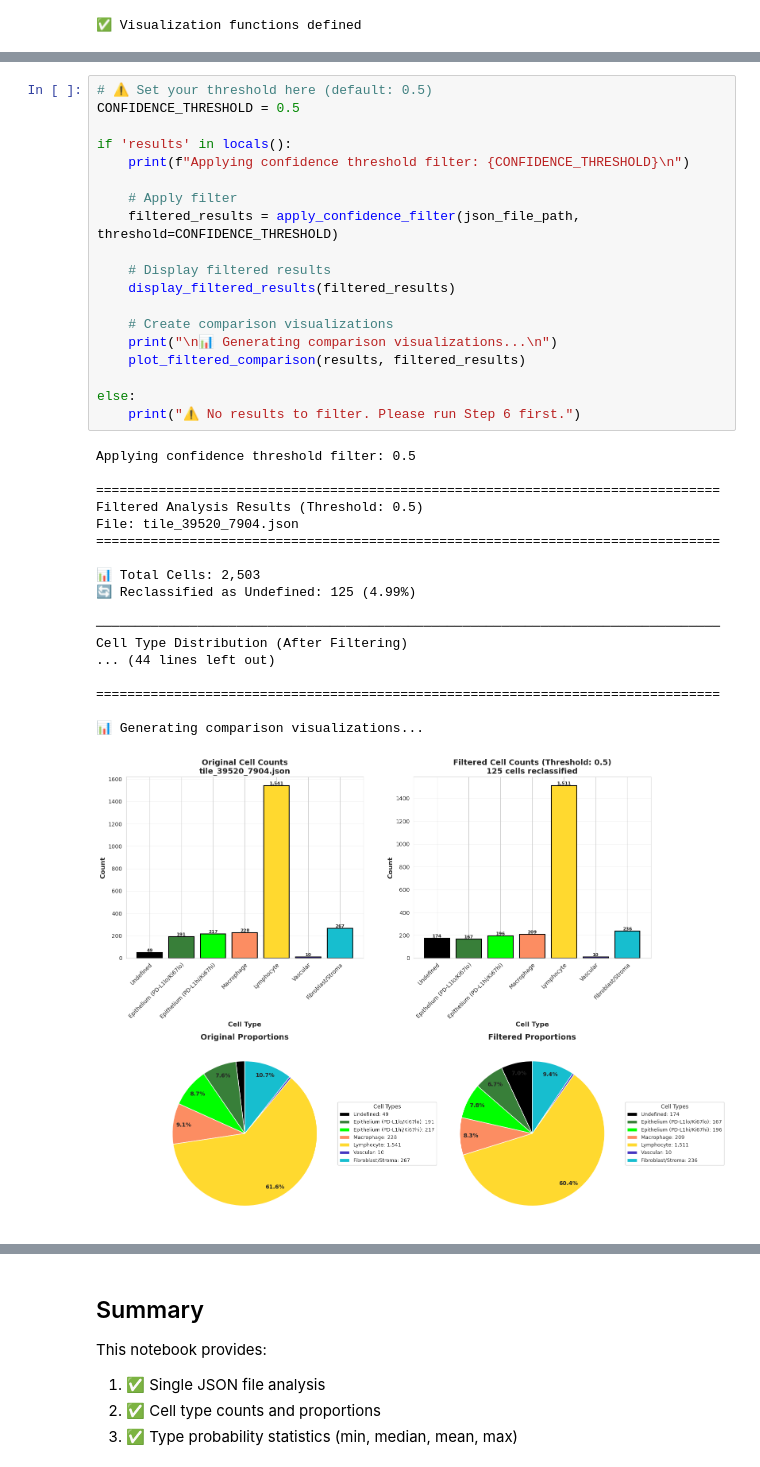
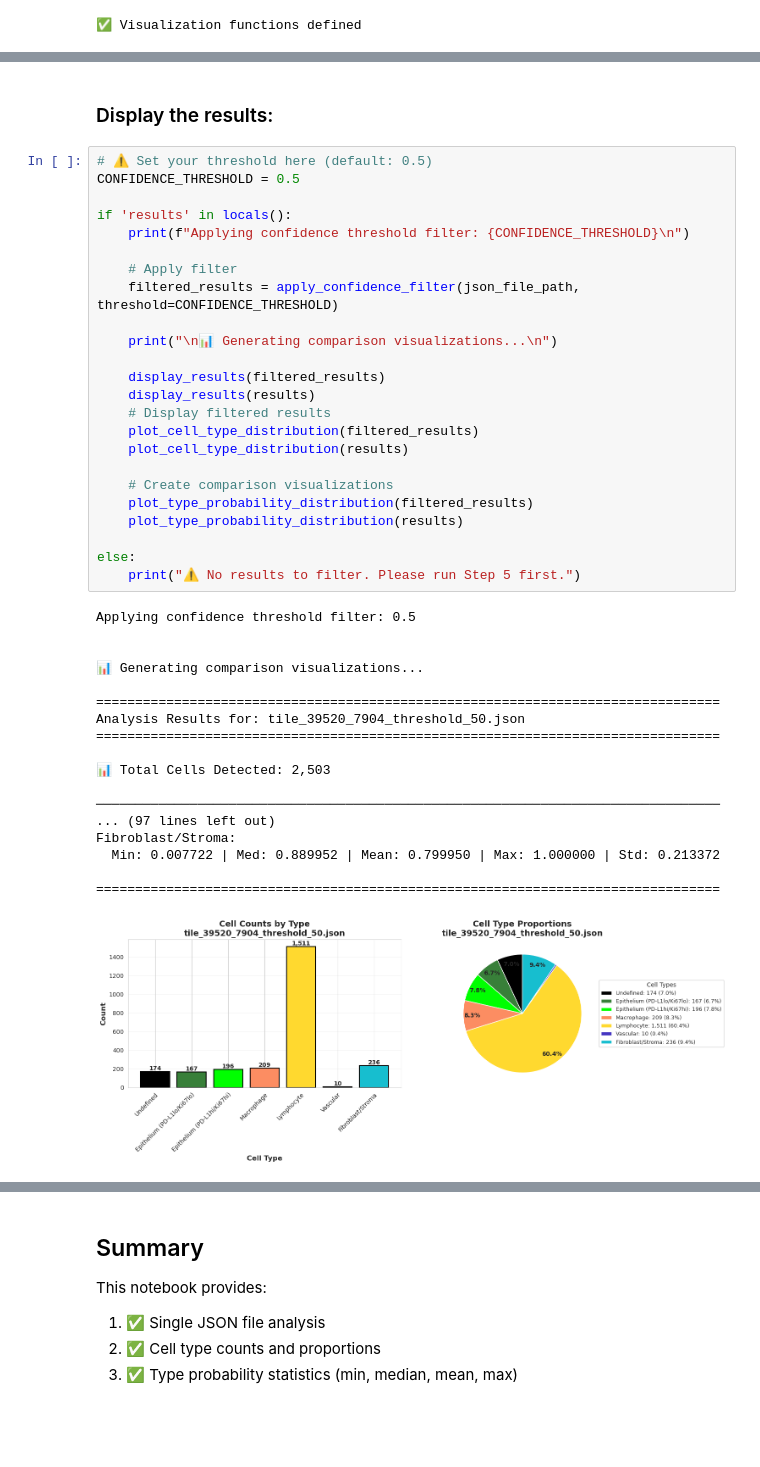
Before and after one commit to OceanBear/image_analysis_scripts, a Jupyter notebook: quantitative_analysis/cell_type_distribution.ipynb, the cells around one changed output, grey strips where cells are left out. Drawn from its saved outputs; the diff is of its cells as text; blank space fills up the shorter version.

```diff
--- a/quantitative_analysis/cell_type_distribution.ipynb
+++ b/quantitative_analysis/cell_type_distribution.ipynb
@@ -616,41 +472,48 @@ def plot_filtered_comparison(original_results, filtered_results):
 print("✅ Filtering functions defined")
 # %% [output]
 ✅ Filtering functions defined
+# %% [markdown]
+### Display the results:
 # %%
 # ⚠️ Set your threshold here (default: 0.5)
 CONFIDENCE_THRESHOLD = 0.5
 
 if 'results' in locals():
     print(f"Applying confidence threshold filter: {CONFIDENCE_THRESHOLD}\n")
 
     # Apply filter
     filtered_results = apply_confidence_filter(json_file_path, threshold=CONFIDENCE_THRESHOLD)
 
+    print("\n📊 Generating comparison visualizations...\n")
+
+    display_results(filtered_results)
+    display_results(results)
     # Display filtered results
-    display_filtered_results(filtered_results)
+    plot_cell_type_distribution(filtered_results)
+    plot_cell_type_distribution(results)
 
     # Create comparison visualizations
-    print("\n📊 Generating comparison visualizations...\n")
-    plot_filtered_comparison(results, filtered_results)
+    plot_type_probability_distribution(filtered_results)
+    plot_type_probability_distribution(results)
 
 else:
-    print("⚠️ No results to filter. Please run Step 6 first.")
+    print("⚠️ No results to filter. Please run Step 5 first.")
 # %% [output]
 Applying confidence threshold filter: 0.5
 
+
+📊 Generating comparison visualizations...
+
 ================================================================================
-Filtered Analysis Results (Threshold: 0.5)
-File: tile_39520_7904.json
+Analysis Results for: tile_39520_7904_threshold_50.json
 ================================================================================
 
-📊 Total Cells: 2,503
-🔄 Reclassified as Undefined: 125 (4.99%)
+📊 Total Cells Detected: 2,503
 
 ────────────────────────────────────────────────────────────────────────────────
-Cell Type Distribution (After Filtering)
-... (44 lines left out)
+... (97 lines left out)
+Fibroblast/Stroma:
+  Min: 0.007722 | Med: 0.889952 | Mean: 0.799950 | Max: 1.000000 | Std: 0.213372
 
 ================================================================================
-
-📊 Generating comparison visualizations...
-[figure, old version]
+[figure, new version]
```
Also changed, not shown: parts of 16 cells of this notebook, 7 other files.
